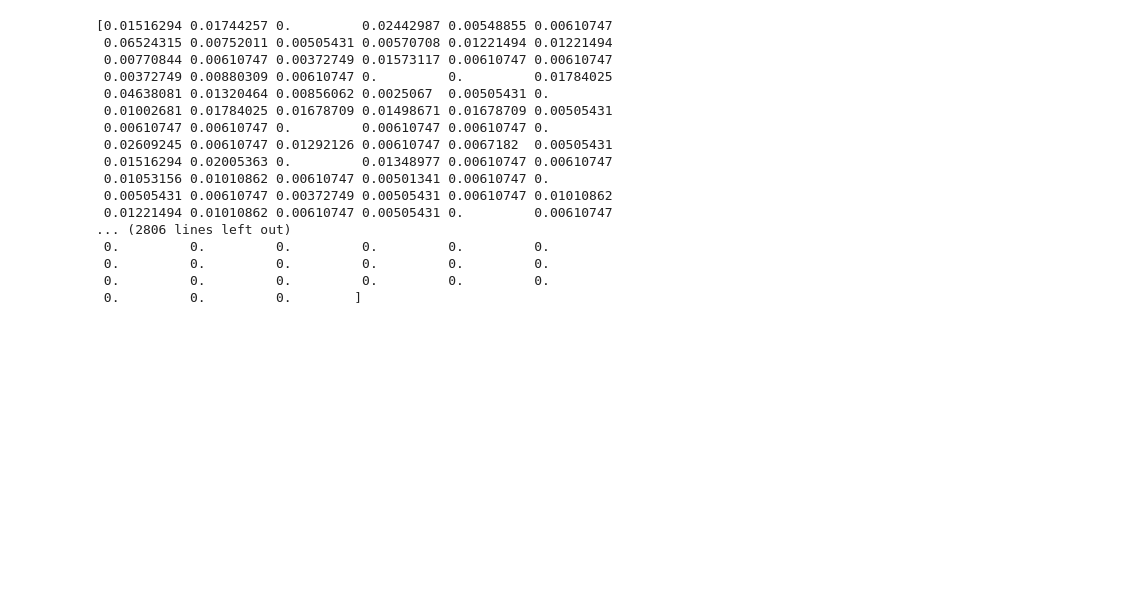
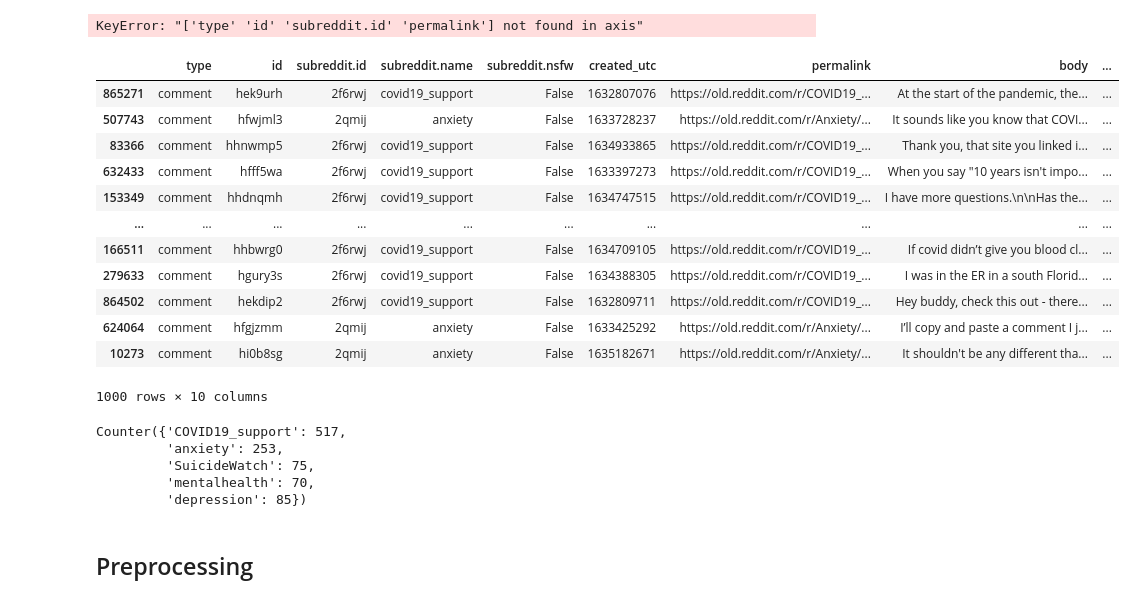
Before and after one commit to j-chen005/COVID19-Mental-Health-Analysis, a Jupyter notebook: COVID-19 Mental Health.ipynb, the cells around one changed output. Saved outputs shown, nothing was run; the diff lists cells and outputs as text; code cells hidden in the pictures; blank space fills up the shorter version.

```diff
--- a/COVID-19 Mental Health.ipynb
+++ b/COVID-19 Mental Health.ipynb
@@ -238,23 +25,53 @@ None
-# %%
-for text in sample['body']:
-    fit_comments = preprocessing.fit(text)
-    preprocessed_comments = preprocessing.transform(text)
-    print(preprocessed_comments)
-# %% [output]
-[0.01516294 0.01744257 0.         0.02442987 0.00548855 0.00610747
- 0.06524315 0.00752011 0.00505431 0.00570708 0.01221494 0.01221494
- 0.00770844 0.00610747 0.00372749 0.01573117 0.00610747 0.00610747
- 0.00372749 0.00880309 0.00610747 0.         0.         0.01784025
- 0.04638081 0.01320464 0.00856062 0.0025067  0.00505431 0.
- 0.01002681 0.01784025 0.01678709 0.01498671 0.01678709 0.00505431
- 0.00610747 0.00610747 0.         0.00610747 0.00610747 0.
- 0.02609245 0.00610747 0.01292126 0.00610747 0.0067182  0.00505431
- 0.01516294 0.02005363 0.         0.01348977 0.00610747 0.00610747
- 0.01053156 0.01010862 0.00610747 0.00501341 0.00610747 0.
- 0.00505431 0.00610747 0.00372749 0.00505431 0.00610747 0.01010862
- 0.01221494 0.01010862 0.00610747 0.00505431 0.         0.00610747
-... (2806 lines left out)
- 0.         0.         0.         0.         0.         0.
- 0.         0.         0.         0.         0.         0.
- 0.         0.         0.         0.         0.         0.
- 0.         0.         0.        ]
+# %%
+df = df.drop(['type', 'id', 'subreddit.id', 'permalink', 'score', 'subreddit.nsfw'], axis=1)
+df.head()
+# %% [output]
+KeyError: "['type' 'id' 'subreddit.id' 'permalink'] not found in axis"
+# %%
+sample = pd.DataFrame(data=df)
+# %%
+drop_list = []
+for a in range(1000000):
+    if df.at[a, 'subreddit.name'] != 'anxiety' and df.at[a, 'subreddit.name'] != 'depression' and df.at[a, 'subreddit.name'] != 'mentalhealth' and df.at[a, 'subreddit.name'] != 'suicidewatch' and df.at[a, 'subreddit.name'] != 'covid19_support':
+        drop_list.append(a)
+# %%
+sample = sample.drop(drop_list, axis = 0)
+# %%
+sample_data = sample.sample(1000)
+sample_data
+# %% [output]
+|  | type | id | subreddit.id | subreddit.name | subreddit.nsfw | created_utc | permalink | body | ... |
+| 865271 | comment | hek9urh | 2f6rwj | covid19_support | False | 1632807076 | https://old.reddit.com/r/COVID19_... | At the start of the pandemic, the... | ... |
+| 507743 | comment | hfwjml3 | 2qmij | anxiety | False | 1633728237 | https://old.reddit.com/r/Anxiety/... | It sounds like you know that COVI... | ... |
+| 83366 | comment | hhnwmp5 | 2f6rwj | covid19_support | False | 1634933865 | https://old.reddit.com/r/COVID19_... | Thank you, that site you linked i... | ... |
+| 632433 | comment | hfff5wa | 2f6rwj | covid19_support | False | 1633397273 | https://old.reddit.com/r/COVID19_... | When you say "10 years isn't impo... | ... |
+| 153349 | comment | hhdnqmh | 2f6rwj | covid19_support | False | 1634747515 | https://old.reddit.com/r/COVID19_... | I have more questions.\n\nHas the... | ... |
+| ... | ... | ... | ... | ... | ... | ... | ... | ... | ... |
+| 166511 | comment | hhbwrg0 | 2f6rwj | covid19_support | False | 1634709105 | https://old.reddit.com/r/COVID19_... | If covid didn’t give you blood cl... | ... |
+| 279633 | comment | hgury3s | 2f6rwj | covid19_support | False | 1634388305 | https://old.reddit.com/r/COVID19_... | I was in the ER in a south Florid... | ... |
+| 864502 | comment | hekdip2 | 2f6rwj | covid19_support | False | 1632809711 | https://old.reddit.com/r/COVID19_... | Hey buddy, check this out - there... | ... |
+| 624064 | comment | hfgjzmm | 2qmij | anxiety | False | 1633425292 | https://old.reddit.com/r/Anxiety/... | I’ll copy and paste a comment I j... | ... |
+| 10273 | comment | hi0b8sg | 2qmij | anxiety | False | 1635182671 | https://old.reddit.com/r/Anxiety/... | It shouldn't be any different tha... | ... |
+1000 rows × 10 columns
+# %%
+count = Counter()
+for index, row in sample_data.iterrows():
+    if row['subreddit.name'] == 'anxiety':
+        count['anxiety'] += 1
+    if row['subreddit.name'] == 'depression':
+        count['depression'] += 1
+    if row['subreddit.name'] == 'suicidewatch':
+        count['SuicideWatch'] += 1
+    if row['subreddit.name'] == 'mentalhealth':
+        count['mentalhealth'] += 1
+    if row['subreddit.name'] == 'covid19_support':
+        count['COVID19_support'] += 1
+count
+# %% [output]
+Counter({'COVID19_support': 517,
+         'anxiety': 253,
+         'SuicideWatch': 75,
+         'mentalhealth': 70,
+         'depression': 85})
+# %% [markdown]
+## Preprocessing
```
Also changed, not shown: parts of 30 cells of this notebook.
